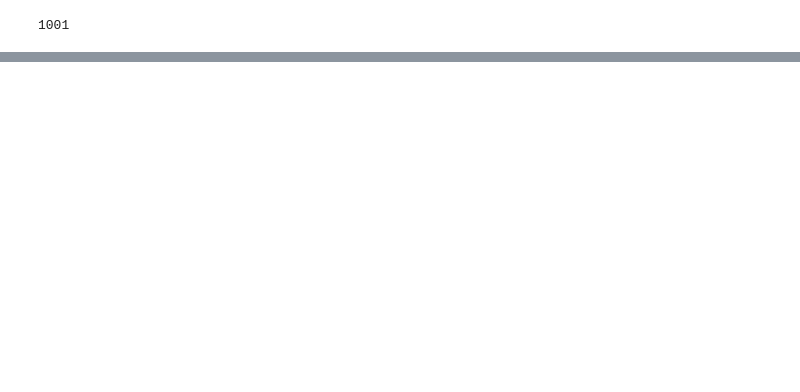
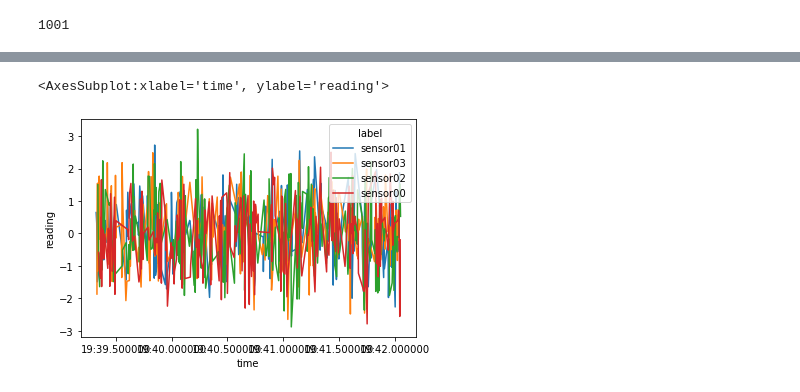
Before and after one commit to panoptes/panoptes-utils, a Jupyter notebook: examples/SerialDeviceDemo.ipynb, the cells around one changed output, grey strips where cells are left out. Cells and saved outputs as stored; diff of their text form; code cells hidden in the pictures; blank space fills up the shorter version.

```diff
--- a/examples/SerialDeviceDemo.ipynb
+++ b/examples/SerialDeviceDemo.ipynb
@@ -131,7 +130,7 @@ dev1_readings[0]
 # %%
 # Get the `data` key from the readings
-dev_df = pd.DataFrame([from_json(d)['data'] for d in dev1_readings])
-dev_df = dev_df.set_index('time').sort_index()
+dev_df1 = pd.DataFrame([from_json(d)['data'] for d in dev1_readings])
+dev_df1 = dev_df1.set_index('time').sort_index()
 # %%
-dev_df.hvplot(by='label')
+sb.lineplot(data=dev_df1, x='time', y='reading', hue='label')
 # %% [output]
@@ -138,0 +137,2 @@ dev_df.hvplot(by='label')
+<AxesSubplot:xlabel='time', ylabel='reading'>
+[figure, added]
```
Also changed, not shown: parts of 13 cells of this notebook, 6 other files.
